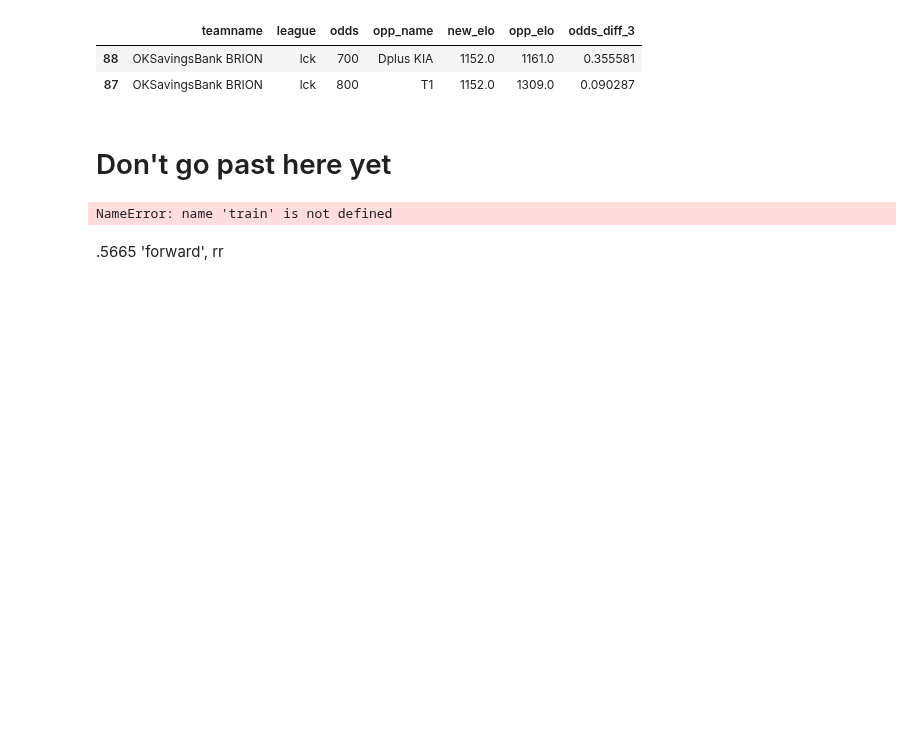
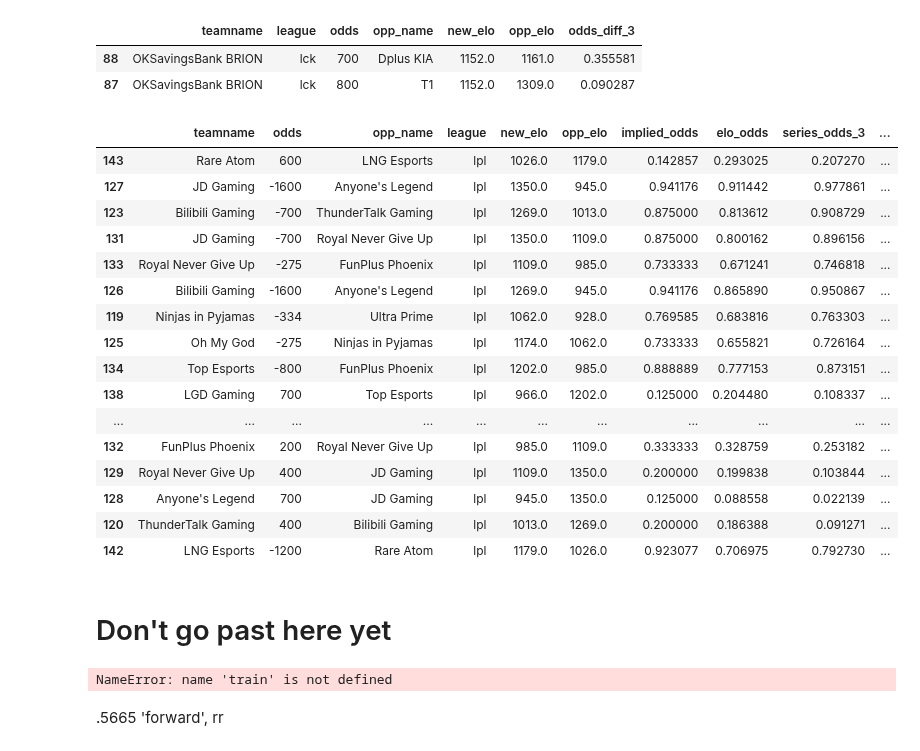
Before and after one commit to richie-p-meyer/league, a Jupyter notebook: scratch.ipynb, the cells around one changed output. Drawn from its saved outputs; the diff is of its cells as text; code cells hidden in the pictures; blank space fills up the shorter version.

```diff
--- a/scratch.ipynb
+++ b/scratch.ipynb
@@ -453,6 +446,26 @@ monies3[(monies3.league=='lck')|(monies3.league=='lpl')]
 |  | teamname | league | odds | opp_name | new_elo | opp_elo | odds_diff_3 |
 | 88 | OKSavingsBank BRION | lck | 700 | Dplus KIA | 1152.0 | 1161.0 | 0.355581 |
 | 87 | OKSavingsBank BRION | lck | 800 | T1 | 1152.0 | 1309.0 | 0.090287 |
+# %%
+monies[monies.league=='lpl'].sort_values(['league','odds_diff_3'],ascending=False)
+# %% [output]
+|  | teamname | odds | opp_name | league | new_elo | opp_elo | implied_odds | elo_odds | series_odds_3 | ... |
+| 143 | Rare Atom | 600 | LNG Esports | lpl | 1026.0 | 1179.0 | 0.142857 | 0.293025 | 0.207270 | ... |
+| 127 | JD Gaming | -1600 | Anyone's Legend | lpl | 1350.0 | 945.0 | 0.941176 | 0.911442 | 0.977861 | ... |
+| 123 | Bilibili Gaming | -700 | ThunderTalk Gaming | lpl | 1269.0 | 1013.0 | 0.875000 | 0.813612 | 0.908729 | ... |
+| 131 | JD Gaming | -700 | Royal Never Give Up | lpl | 1350.0 | 1109.0 | 0.875000 | 0.800162 | 0.896156 | ... |
+| 133 | Royal Never Give Up | -275 | FunPlus Phoenix | lpl | 1109.0 | 985.0 | 0.733333 | 0.671241 | 0.746818 | ... |
+| 126 | Bilibili Gaming | -1600 | Anyone's Legend | lpl | 1269.0 | 945.0 | 0.941176 | 0.865890 | 0.950867 | ... |
+| 119 | Ninjas in Pyjamas | -334 | Ultra Prime | lpl | 1062.0 | 928.0 | 0.769585 | 0.683816 | 0.763303 | ... |
+| 125 | Oh My God | -275 | Ninjas in Pyjamas | lpl | 1174.0 | 1062.0 | 0.733333 | 0.655821 | 0.726164 | ... |
+| 134 | Top Esports | -800 | FunPlus Phoenix | lpl | 1202.0 | 985.0 | 0.888889 | 0.777153 | 0.873151 | ... |
+| 138 | LGD Gaming | 700 | Top Esports | lpl | 966.0 | 1202.0 | 0.125000 | 0.204480 | 0.108337 | ... |
+| ... | ... | ... | ... | ... | ... | ... | ... | ... | ... | ... |
+| 132 | FunPlus Phoenix | 200 | Royal Never Give Up | lpl | 985.0 | 1109.0 | 0.333333 | 0.328759 | 0.253182 | ... |
+| 129 | Royal Never Give Up | 400 | JD Gaming | lpl | 1109.0 | 1350.0 | 0.200000 | 0.199838 | 0.103844 | ... |
+| 128 | Anyone's Legend | 700 | JD Gaming | lpl | 945.0 | 1350.0 | 0.125000 | 0.088558 | 0.022139 | ... |
+| 120 | ThunderTalk Gaming | 400 | Bilibili Gaming | lpl | 1013.0 | 1269.0 | 0.200000 | 0.186388 | 0.091271 | ... |
+| 142 | LNG Esports | -1200 | Rare Atom | lpl | 1179.0 | 1026.0 | 0.923077 | 0.706975 | 0.792730 | ... |
 # %% [markdown]
 # Don't go past here yet
 # %%
```
Also changed, not shown: parts of 4 cells of this notebook, 2 other files.
